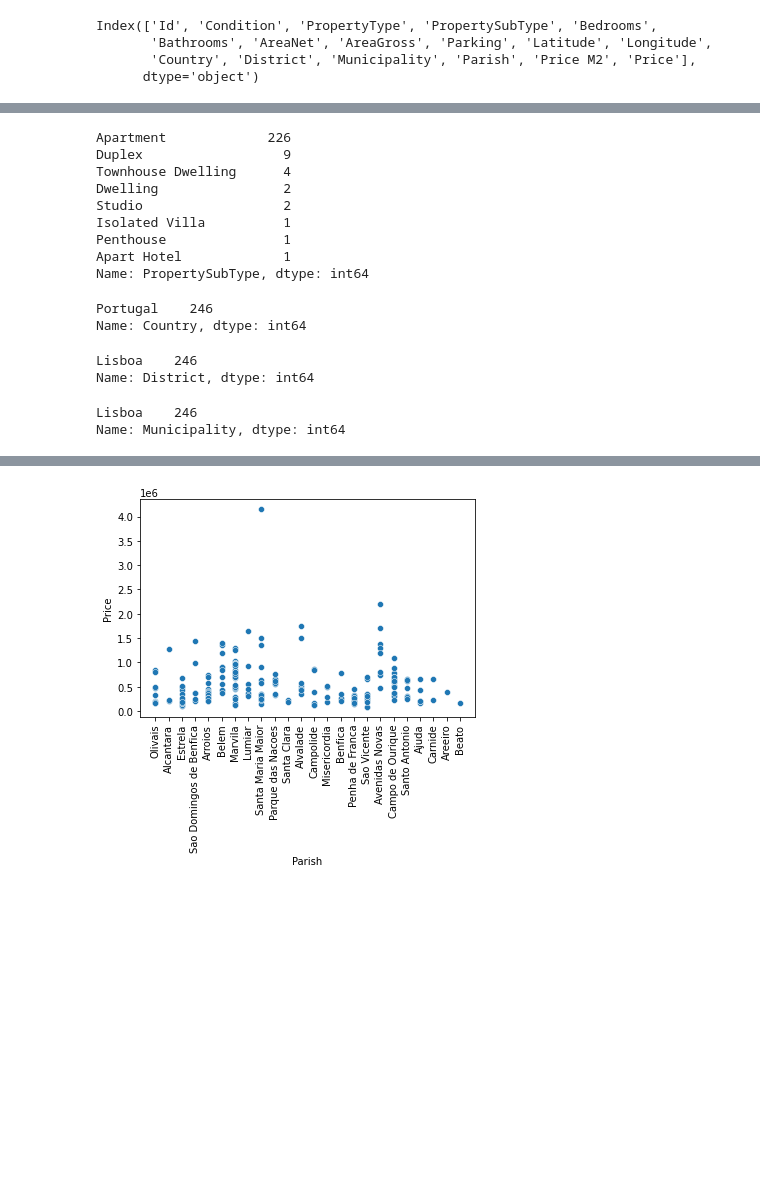
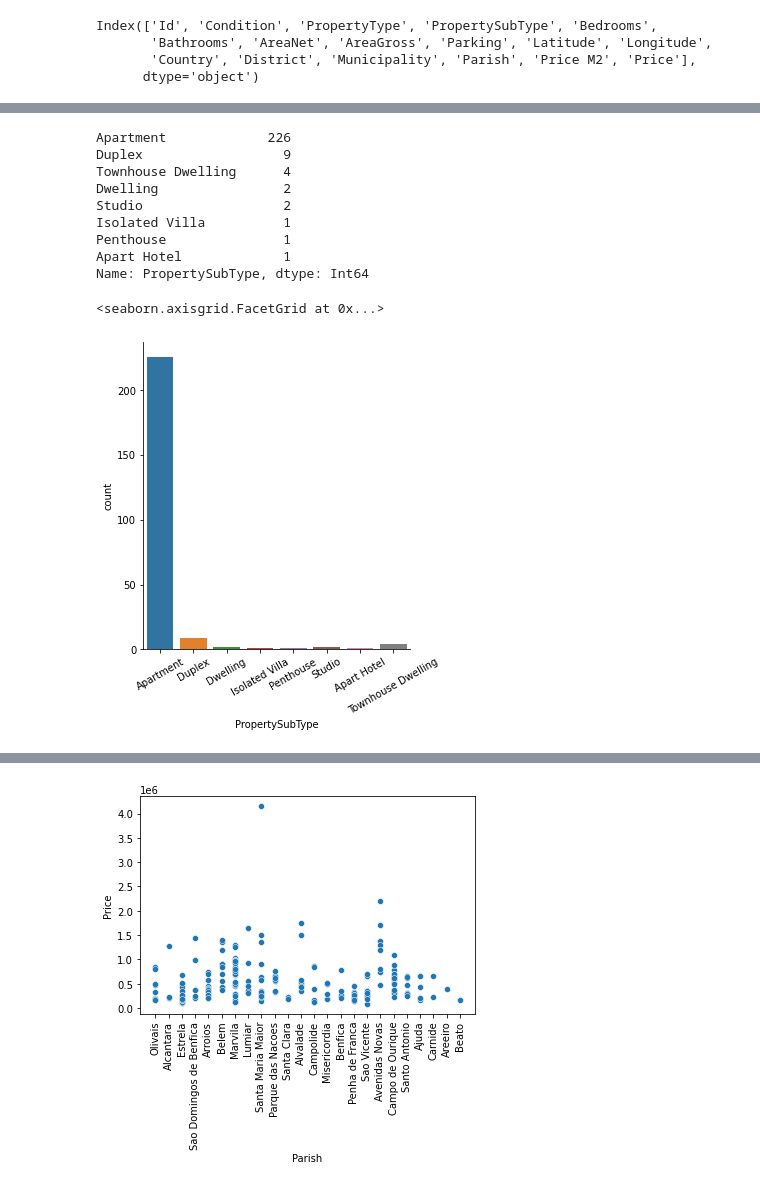
Before and after one commit to Rafabro8500/Data_Science_Fundamentals, a Jupyter notebook: Project - Lisbon House Prices.ipynb, the cells around one changed output, grey strips where cells are left out. Cells and saved outputs as stored; diff of their text form; code cells hidden in the pictures; blank space fills up the shorter version.

```diff
--- a/Project - Lisbon House Prices.ipynb
+++ b/Project - Lisbon House Prices.ipynb
@@ -92,28 +160,17 @@ Name: PropertyType, dtype: int64
 # %%
-df_raw['PropertySubType'].value_counts()
+print(df['PropertySubType'].value_counts())
+g = sn.catplot(x="PropertySubType", kind="count", data=df)
+g.set_xticklabels(rotation=30)
 # %% [output]
 Apartment             226
 Duplex                  9
 Townhouse Dwelling      4
 Dwelling                2
 Studio                  2
 Isolated Villa          1
 Penthouse               1
 Apart Hotel             1
-Name: PropertySubType, dtype: int64
+Name: PropertySubType, dtype: Int64
+<seaborn.axisgrid.FacetGrid at 0x...>
+[figure, added]
-# %%
-df_raw['Country'].value_counts()
-# %% [output]
-Portugal    246
-Name: Country, dtype: int64
-# %%
-df_raw['District'].value_counts()
-# %% [output]
-Lisboa    246
-Name: District, dtype: int64
-# %%
-df_raw['Municipality'].value_counts()
-# %% [output]
-Lisboa    246
-Name: Municipality, dtype: int64
 # %%
```
Also changed, not shown: parts of 20 cells of this notebook, 1 other file.
